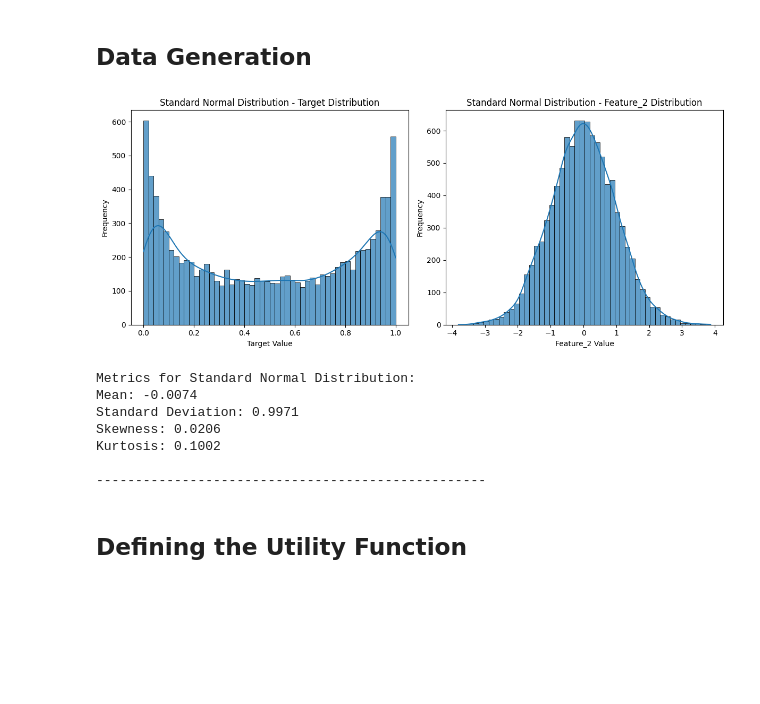
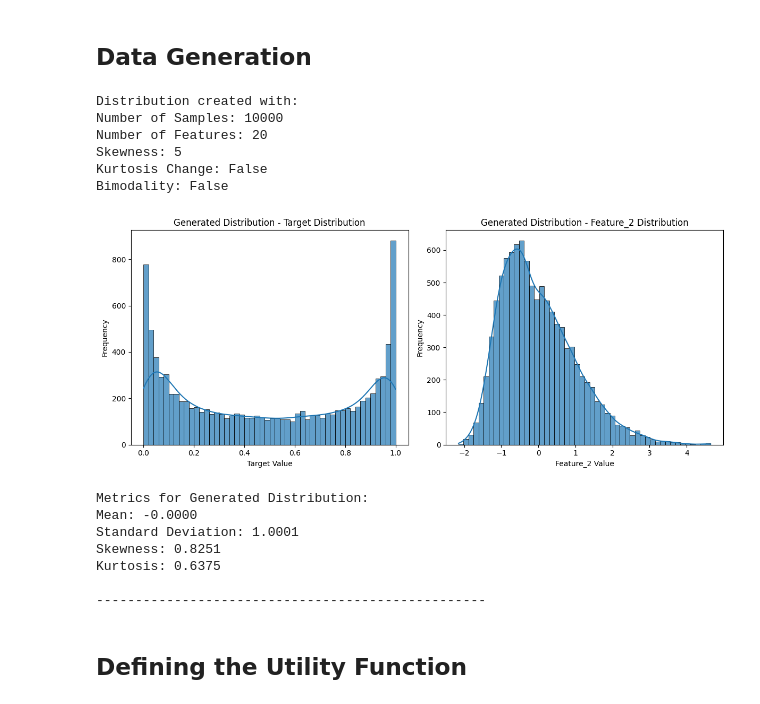
Before and after one commit to simonlanngren/Conformal-Predictive-Decision-Making, a Jupyter notebook: notebooks/Experimentation.ipynb, the cells around one changed output. Cells and saved outputs as stored; diff of their text form; code cells hidden in the pictures; blank space fills up the shorter version.

```diff
--- a/notebooks/standard_normal.ipynb
+++ b/notebooks/Experimentation.ipynb
@@ -40,21 +40,36 @@ from online_cp.CPS import NearestNeighboursPredictionMachine
 # %%
 # Set random seed
 np.random.seed(2025)
 
 # Create the datasets
-df = DataGeneration.create_normal_df(10000, 20)
+df = DataGeneration.generate_distribution(
+        N=10000,
+        F=20,
+        skewness=5,
+        kurtosis_change=False,
+        kurtosis_scale=1000,
+        mixture=False,
+        bimodal_separation=4,
+        scaled=True,
+    )
 
 # Plot the histograms and metrics
-DataGeneration.plot_histograms_and_metrics(df, "Standard Normal Distribution")
+DataGeneration.plot_histograms_and_metrics(df, "Generated Distribution")
 # %% [output]
+Distribution created with:
+Number of Samples: 10000
+Number of Features: 20
+Skewness: 5
+Kurtosis Change: False
+Bimodality: False
-[figure, old version]
+[figure, new version]
-Metrics for Standard Normal Distribution:
-Mean: -0.0074
-Standard Deviation: 0.9971
-Skewness: 0.0206
-Kurtosis: 0.1002
-
---------------------------------------------------
+Metrics for Generated Distribution:
+Mean: -0.0000
+Standard Deviation: 1.0001
+Skewness: 0.8251
+Kurtosis: 0.6375
+
+--------------------------------------------------
 # %% [markdown]
 ## Defining the Utility Function
 # %%
```
Also changed, not shown: parts of 4 cells of this notebook, 13 other files.
